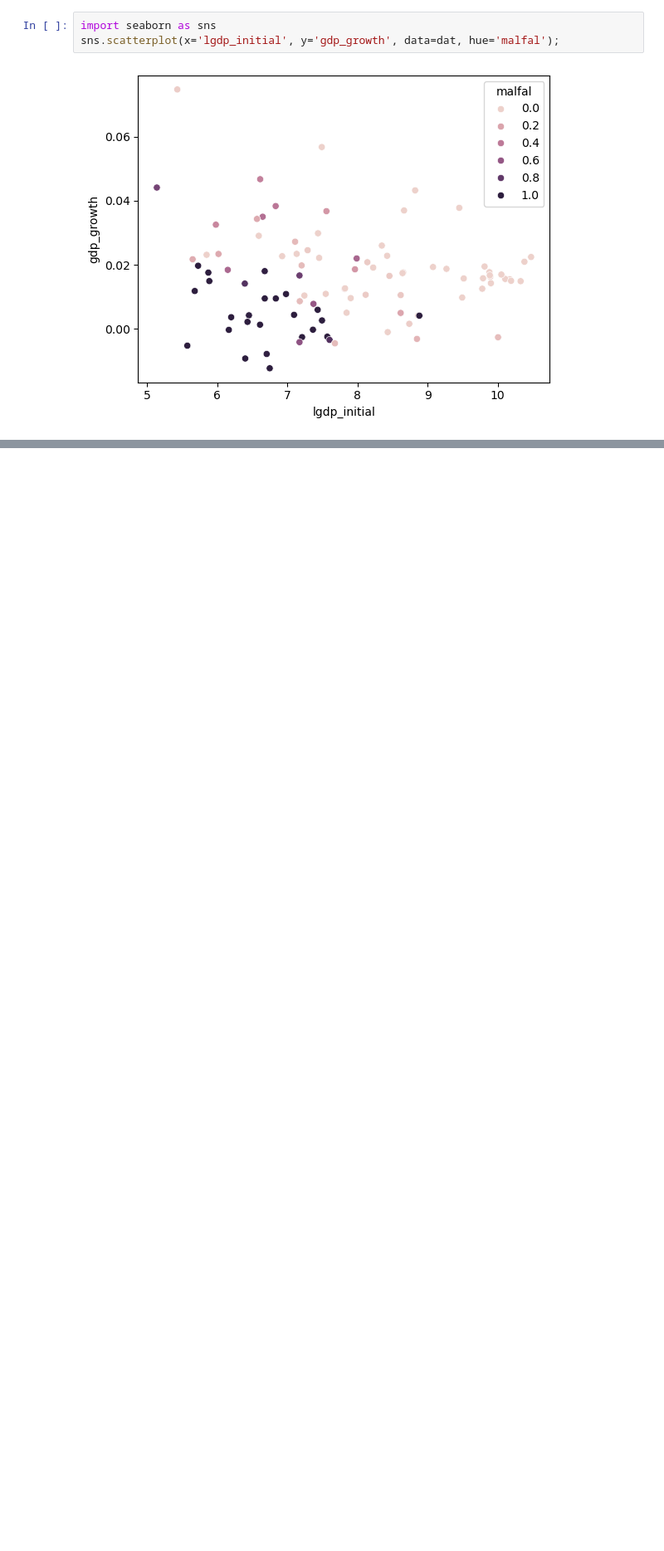
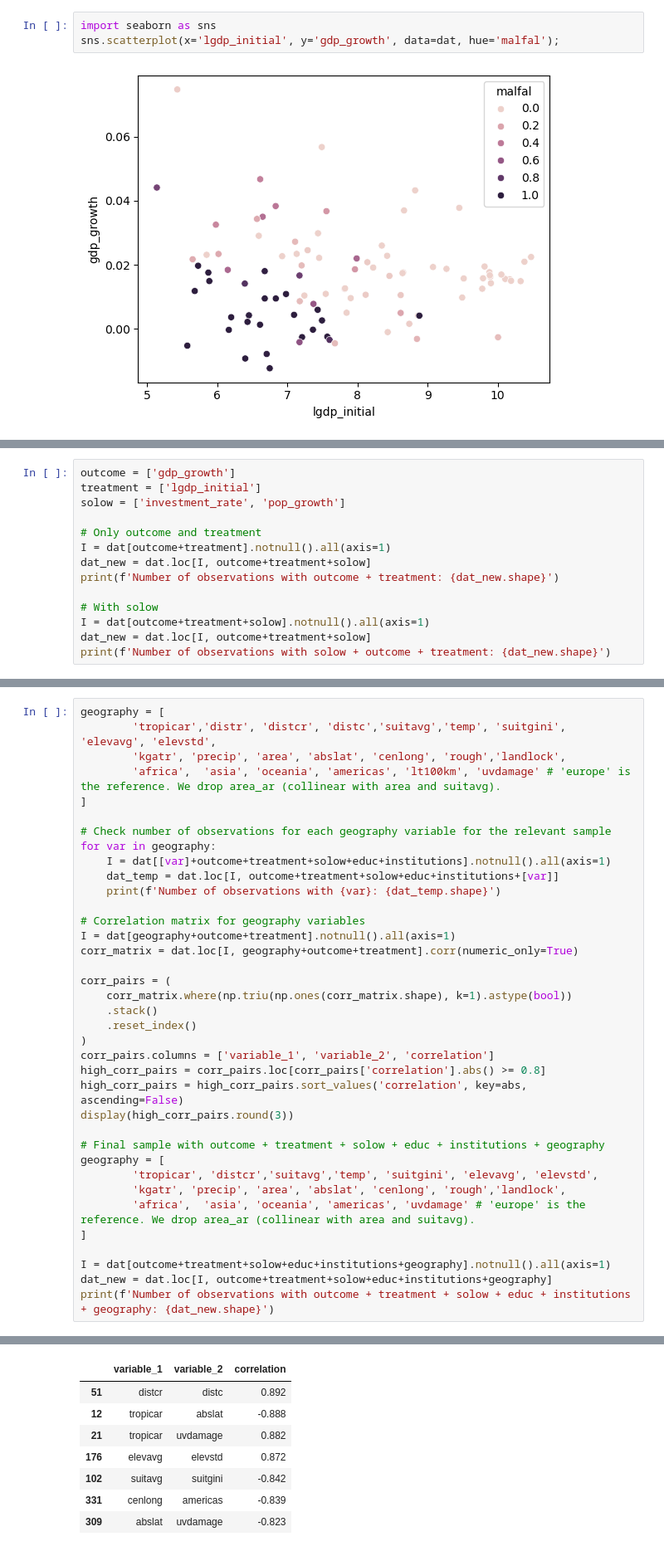
Before and after one commit to matliras/Adv_microeconometrics_assignments, a Jupyter notebook: project2/workbook.ipynb, the cells around one changed output, grey strips where cells are left out. Shown at 83% size. Saved outputs shown, nothing was run; the diff lists cells and outputs as text; blank space fills up the shorter version.

```diff
--- a/project2/workbook.ipynb
+++ b/project2/workbook.ipynb
@@ -214,0 +49,14 @@ with pd.option_context('display.max_rows', None):
+# %%
+outcome = ['gdp_growth']
+treatment = ['lgdp_initial']
+solow = ['investment_rate', 'pop_growth']
+
+# Only outcome and treatment
+I = dat[outcome+treatment].notnull().all(axis=1)
+dat_new = dat.loc[I, outcome+treatment+solow]
+print(f'Number of observations with outcome + treatment: {dat_new.shape}')
+
+# With solow
+I = dat[outcome+treatment+solow].notnull().all(axis=1)
+dat_new = dat.loc[I, outcome+treatment+solow]
+print(f'Number of observations with solow + outcome + treatment: {dat_new.shape}')
@@ -214,0 +153,38 @@ with pd.option_context('display.max_rows', None):
+# %%
+geography = [
+        'tropicar','distr', 'distcr', 'distc','suitavg','temp', 'suitgini', 'elevavg', 'elevstd',
+        'kgatr', 'precip', 'area', 'abslat', 'cenlong', 'rough','landlock',
+        'africa',  'asia', 'oceania', 'americas', 'lt100km', 'uvdamage' # 'europe' is the reference. We drop area_ar (collinear with area and suitavg).
+]
+
+# Check number of observations for each geography variable for the relevant sample
+for var in geography:
+    I = dat[[var]+outcome+treatment+solow+educ+institutions].notnull().all(axis=1)
+    dat_temp = dat.loc[I, outcome+treatment+solow+educ+institutions+[var]]
+    print(f'Number of observations with {var}: {dat_temp.shape}')
+
+# Correlation matrix for geography variables
+I = dat[geography+outcome+treatment].notnull().all(axis=1)
+corr_matrix = dat.loc[I, geography+outcome+treatment].corr(numeric_only=True)
+
+corr_pairs = (
+    corr_matrix.where(np.triu(np.ones(corr_matrix.shape), k=1).astype(bool))
+    .stack()
+    .reset_index()
+)
+corr_pairs.columns = ['variable_1', 'variable_2', 'correlation']
+high_corr_pairs = corr_pairs.loc[corr_pairs['correlation'].abs() >= 0.8]
+high_corr_pairs = high_corr_pairs.sort_values('correlation', key=abs, ascending=False)
+display(high_corr_pairs.round(3))
+
+# Final sample with outcome + treatment + solow + educ + institutions + geography
+geography = [
+        'tropicar', 'distcr','suitavg','temp', 'suitgini', 'elevavg', 'elevstd',
+        'kgatr', 'precip', 'area', 'abslat', 'cenlong', 'rough','landlock',
+        'africa',  'asia', 'oceania', 'americas', 'uvdamage' # 'europe' is the reference. We drop area_ar (collinear with area and suitavg).
+]
+
+I = dat[outcome+treatment+solow+educ+institutions+geography].notnull().all(axis=1)
+dat_new = dat.loc[I, outcome+treatment+solow+educ+institutions+geography]
+print(f'Number of observations with outcome + treatment + solow + educ + institutions + geography: {dat_new.shape}')
+# %% [output]
@@ -214,0 +208,8 @@ with pd.option_context('display.max_rows', None):
+|  | variable_1 | variable_2 | correlation |
+| 51 | distcr | distc | 0.892 |
+| 12 | tropicar | abslat | -0.888 |
+| 21 | tropicar | uvdamage | 0.882 |
+| 176 | elevavg | elevstd | 0.872 |
+| 102 | suitavg | suitgini | -0.842 |
+| 331 | cenlong | americas | -0.839 |
+| 309 | abslat | uvdamage | -0.823 |
```
Also changed, not shown: parts of 48 cells of this notebook, 1 other file.
